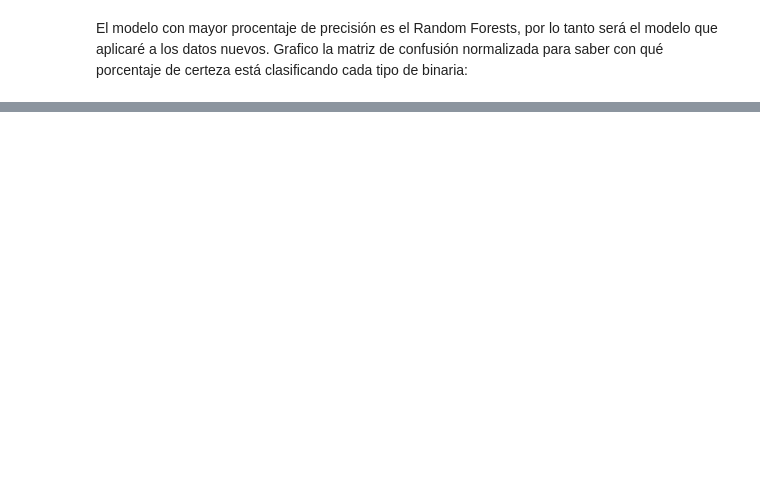
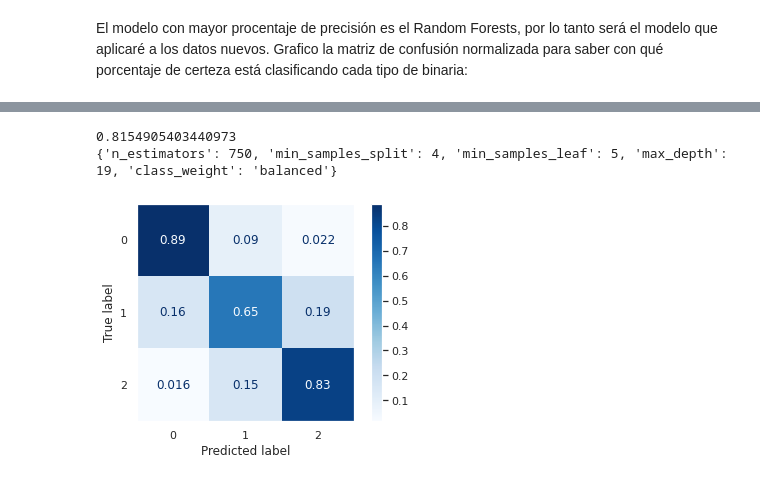
Before and after one commit to paulamique/Practica-Astroestadistica, a Jupyter notebook: Trabajo_Final_Miquelarena.ipynb, the cells around one changed output, grey strips where cells are left out. Saved outputs shown, nothing was run; the diff lists cells and outputs as text; code cells hidden in the pictures; blank space fills up the shorter version.

```diff
--- a/Trabajo_Final_Miquelarena.ipynb
+++ b/Trabajo_Final_Miquelarena.ipynb
@@ -333,0 +364,14 @@ plt.grid(False)
+# %%
+print(rand.best_score_)
+print(rand.best_params_)
+# %% [output]
+0.8154905403440973
+{'n_estimators': 750, 'min_samples_split': 4, 'min_samples_leaf': 5, 'max_depth': 19, 'class_weight': 'balanced'}
+# %%
+RF = RandomForestClassifier(n_estimators=750, max_depth=19, min_samples_split=4, min_samples_leaf=5, class_weight='balanced_subsample')
+RF_fit = RF.fit(train_1, train_2.values.ravel())
+
+disp = ConfusionMatrixDisplay.from_estimator(RF_fit, test_1, test_2, cmap=plt.cm.Blues, normalize='true')
+plt.grid(False)
+# %% [output]
+[figure, added]
```
Also changed, not shown: parts of 14 cells of this notebook.
